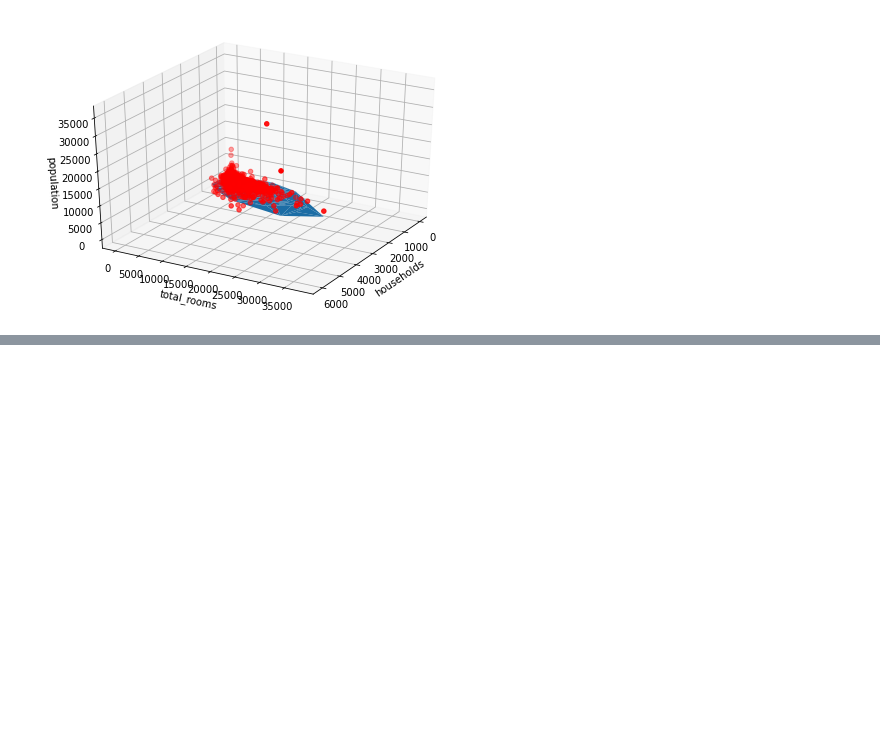
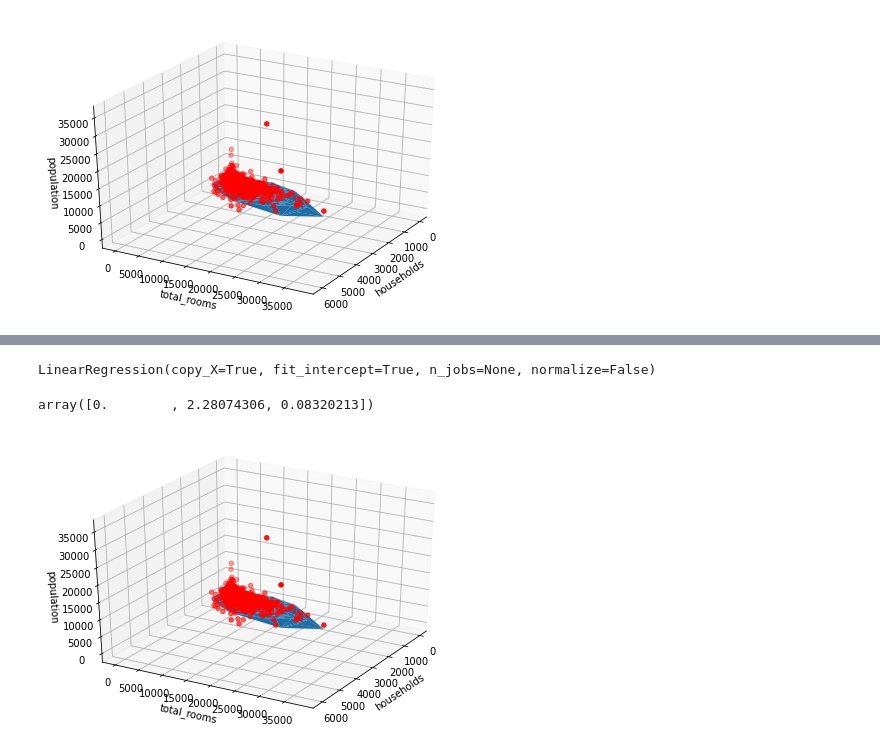
Before and after one commit to gitboku/statistics-practice, a Jupyter notebook: 重回帰分析.ipynb, the cells around one changed output, grey strips where cells are left out. Saved outputs shown, nothing was run; the diff lists cells and outputs as text; code cells hidden in the pictures; blank space fills up the shorter version.

```diff
--- a/重回帰分析.ipynb
+++ b/重回帰分析.ipynb
@@ -406,0 +409,43 @@ plt.show()
+# %%
+households = csv['households']
+population = csv['population']
+total_rooms = csv['total_rooms']
+# %%
+bias = np.ones(total_rooms.size, dtype='int16')
+X = np.array([bias, households, total_rooms]).T
+# %%
+model_lr = LinearRegression()
+model_lr.fit(X, population)
+# %% [output]
+LinearRegression(copy_X=True, fit_intercept=True, n_jobs=None, normalize=False)
+# %%
+model_lr.coef_
+# %% [output]
+array([0.        , 2.28074306, 0.08320213])
+# %%
+# パラメータを基にpopulationの推定値を出す。
+pred_population = []
+for x in X:
+  pred_population.append(model_lr.coef_[0] * x[0] + model_lr.coef_[1] * x[1] + model_lr.coef_[2] * x[2])
+pred_population_np = np.array(pred_population).reshape(len(pred_population),)
+# %%
+from matplotlib import pyplot as plt
+from mpl_toolkits.mplot3d.axes3d import Axes3D
+
+fig = plt.figure()
+ax = Axes3D(fig)
+
+ax.scatter(households, total_rooms, population, c='red')
+
+ax.set_xlabel('households')
+ax.set_ylabel('total_rooms')
+ax.set_zlabel('population')
+
+ax.plot_trisurf(
+    households,
+    total_rooms,
+    pred_population_np)
+ax.view_init(30, 30) # TODO: 見づらいので、図をマウスドラッグで回転できるようにする
+plt.show()
+# %% [output]
+[figure, added]
```
Also changed, not shown: parts of 4 cells of this notebook.
